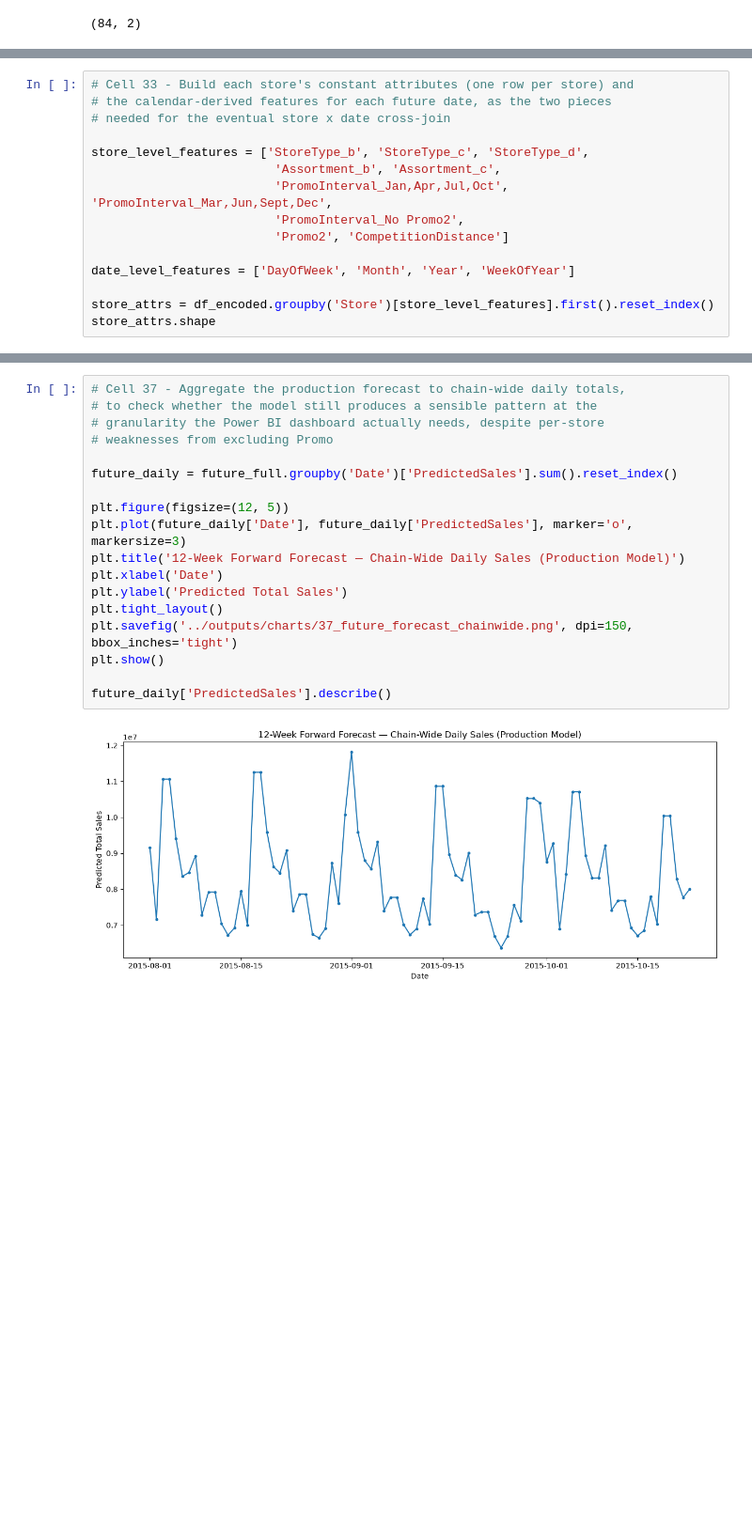
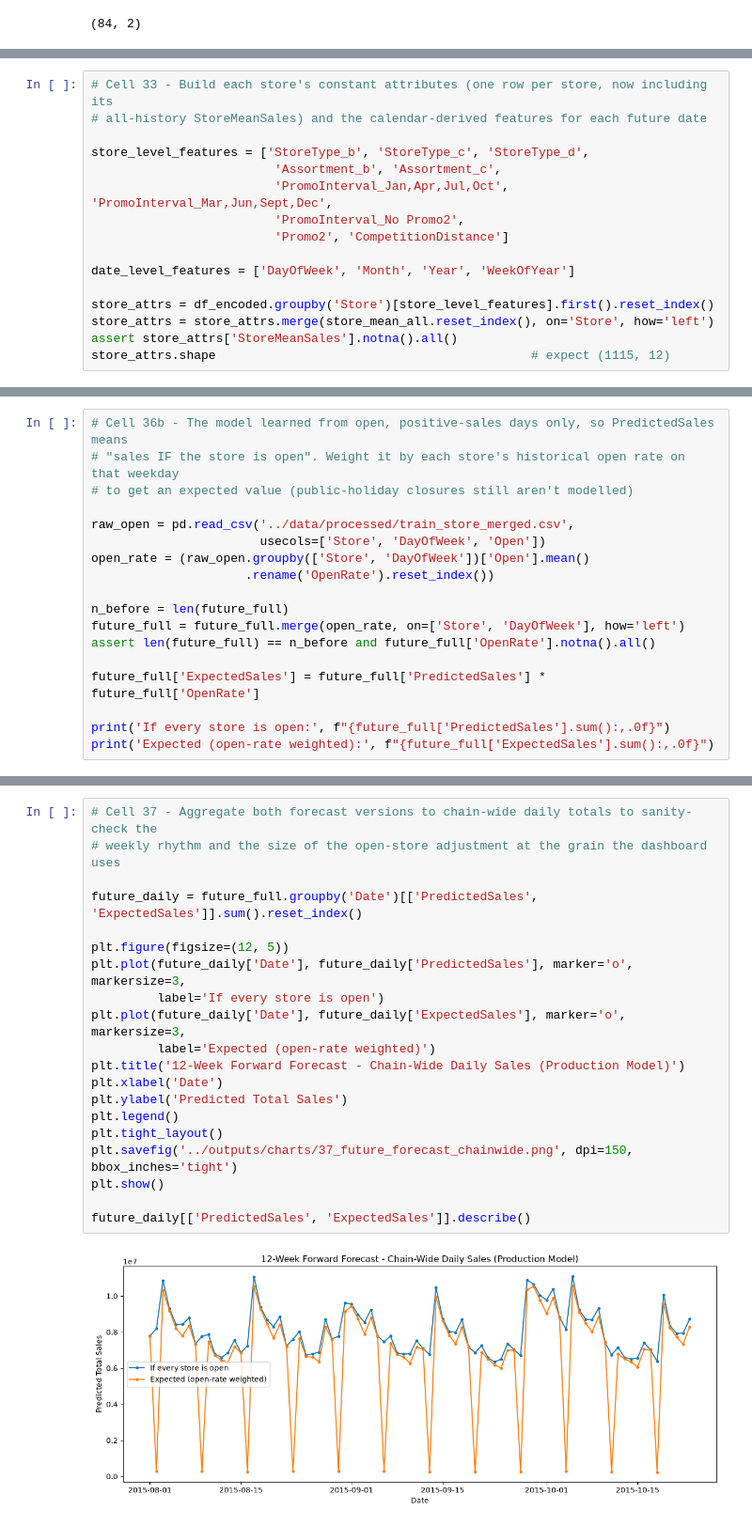
Before and after one commit to Venkatavishnuvardhanthota/rossmann-sales-forecasting, a Jupyter notebook: notebooks/02_forecasting_models.ipynb, the cells around one changed output, grey strips where cells are left out. Shown at 94% size. Cells and saved outputs as stored; diff of their text form; blank space fills up the shorter version.

```diff
--- a/notebooks/02_forecasting_models.ipynb
+++ b/notebooks/02_forecasting_models.ipynb
@@ -784,9 +867,8 @@ XGBRegressor(base_score=None, booster=None, callbacks=None,
              monotone_constraints=None, multi_strategy=None, n_estimators=200,
              n_jobs=None, num_parallel_tree=None, ...)
 # %%
-# Cell 33 - Build each store's constant attributes (one row per store) and
-# the calendar-derived features for each future date, as the two pieces
-# needed for the eventual store x date cross-join
+# Cell 33 - Build each store's constant attributes (one row per store, now including its
+# all-history StoreMeanSales) and the calendar-derived features for each future date
 
 store_level_features = ['StoreType_b', 'StoreType_c', 'StoreType_d',
                          'Assortment_b', 'Assortment_c',
@@ -797,5 +879,7 @@ store_level_features = ['StoreType_b', 'StoreType_c', 'StoreType_d',
 date_level_features = ['DayOfWeek', 'Month', 'Year', 'WeekOfYear']
 
 store_attrs = df_encoded.groupby('Store')[store_level_features].first().reset_index()
-store_attrs.shape
+store_attrs = store_attrs.merge(store_mean_all.reset_index(), on='Store', how='left')
+assert store_attrs['StoreMeanSales'].notna().all()
+store_attrs.shape                                           # expect (1115, 12)
 # %% [output]
@@ -842,0 +938,18 @@ future_full[['Store', 'Date', 'PredictedSales']].head()
+# %%
+# Cell 36b - The model learned from open, positive-sales days only, so PredictedSales means
+# "sales IF the store is open". Weight it by each store's historical open rate on that weekday
+# to get an expected value (public-holiday closures still aren't modelled)
+
+raw_open = pd.read_csv('../data/processed/train_store_merged.csv',
+                       usecols=['Store', 'DayOfWeek', 'Open'])
+open_rate = (raw_open.groupby(['Store', 'DayOfWeek'])['Open'].mean()
+                     .rename('OpenRate').reset_index())
+
+n_before = len(future_full)
+future_full = future_full.merge(open_rate, on=['Store', 'DayOfWeek'], how='left')
+assert len(future_full) == n_before and future_full['OpenRate'].notna().all()
+
+future_full['ExpectedSales'] = future_full['PredictedSales'] * future_full['OpenRate']
+
+print('If every store is open:', f"{future_full['PredictedSales'].sum():,.0f}")
+print('Expected (open-rate weighted):', f"{future_full['ExpectedSales'].sum():,.0f}")
@@ -854,20 +975,22 @@ code error, and is noted as a limitation of the current production model.
 # %%
-# Cell 37 - Aggregate the production forecast to chain-wide daily totals,
-# to check whether the model still produces a sensible pattern at the
-# granularity the Power BI dashboard actually needs, despite per-store
-# weaknesses from excluding Promo
+# Cell 37 - Aggregate both forecast versions to chain-wide daily totals to sanity-check the
+# weekly rhythm and the size of the open-store adjustment at the grain the dashboard uses
 
-future_daily = future_full.groupby('Date')['PredictedSales'].sum().reset_index()
+future_daily = future_full.groupby('Date')[['PredictedSales', 'ExpectedSales']].sum().reset_index()
 
 plt.figure(figsize=(12, 5))
-plt.plot(future_daily['Date'], future_daily['PredictedSales'], marker='o', markersize=3)
-plt.title('12-Week Forward Forecast — Chain-Wide Daily Sales (Production Model)')
+plt.plot(future_daily['Date'], future_daily['PredictedSales'], marker='o', markersize=3,
+         label='If every store is open')
+plt.plot(future_daily['Date'], future_daily['ExpectedSales'], marker='o', markersize=3,
+         label='Expected (open-rate weighted)')
+plt.title('12-Week Forward Forecast - Chain-Wide Daily Sales (Production Model)')
 plt.xlabel('Date')
 plt.ylabel('Predicted Total Sales')
+plt.legend()
 plt.tight_layout()
 plt.savefig('../outputs/charts/37_future_forecast_chainwide.png', dpi=150, bbox_inches='tight')
 plt.show()
 
-future_daily['PredictedSales'].describe()
+future_daily[['PredictedSales', 'ExpectedSales']].describe()
 # %% [output]
-[figure, old version]
+[figure, new version]
```
Also changed, not shown: parts of 45 cells of this notebook, 30 other files.
